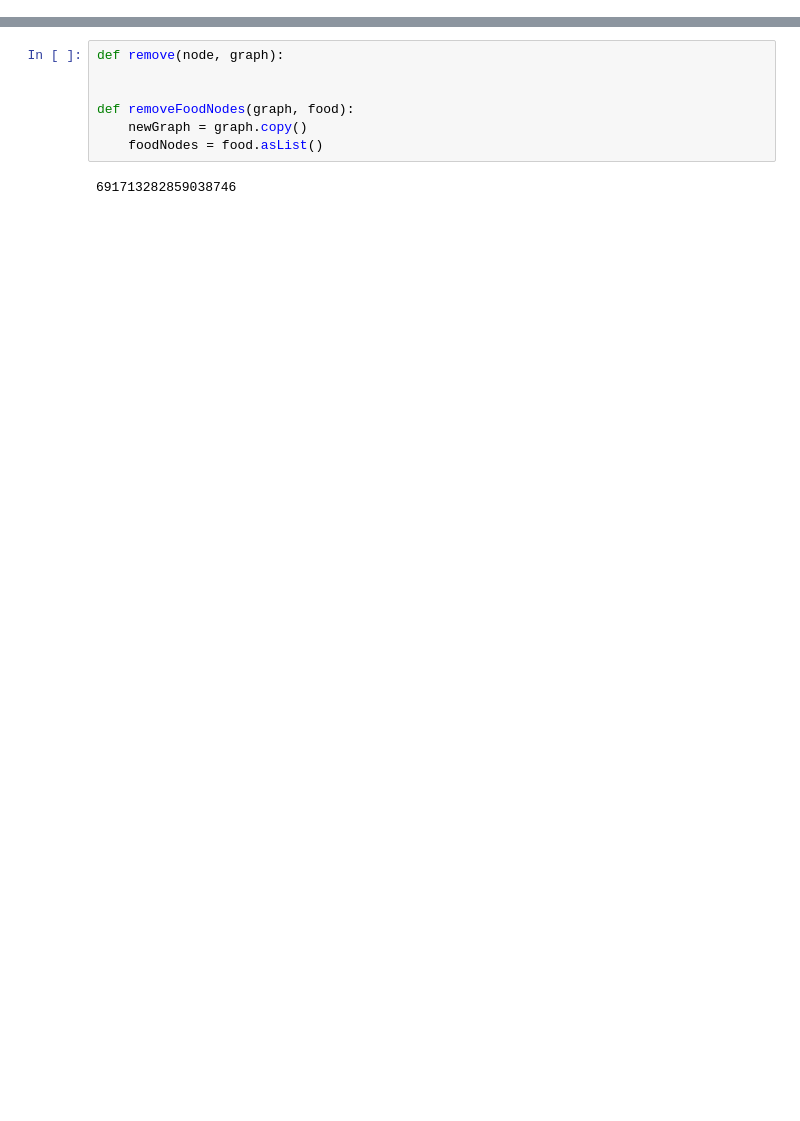
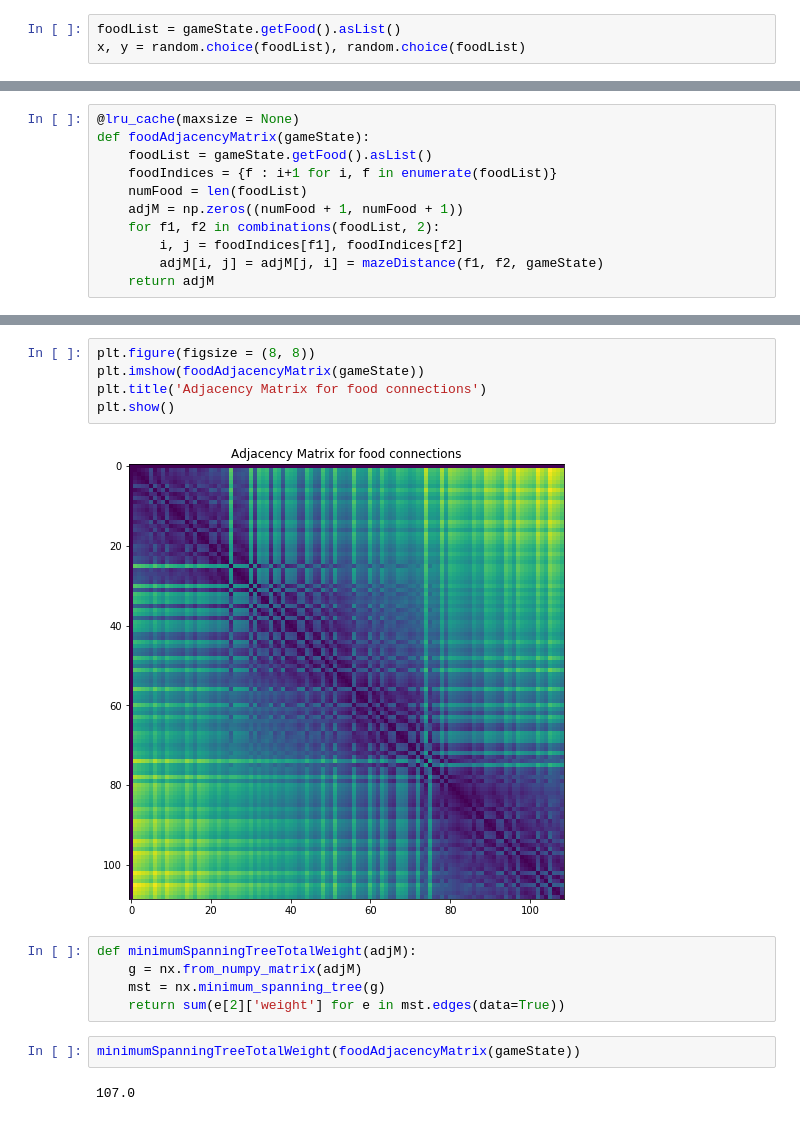
Before and after one commit to DylanCope/CS188-Project-1---Search, a Jupyter notebook: Playground.ipynb, the cells around one changed output, grey strips where cells are left out. Saved outputs shown, nothing was run; the diff lists cells and outputs as text; blank space fills up the shorter version.

```diff
--- a/Playground.ipynb
+++ b/Playground.ipynb
@@ -59,0 +36,3 @@ def graphFromLayout(lay):
+# %%
+foodList = gameState.getFood().asList()
+x, y = random.choice(foodList), random.choice(foodList)
@@ -60,2 +47,13 @@ def graphFromLayout(lay):
+# %%
+@lru_cache(maxsize = None)
+def foodAdjacencyMatrix(gameState):
+    foodList = gameState.getFood().asList()
+    foodIndices = {f : i+1 for i, f in enumerate(foodList)}
+    numFood = len(foodList)
+    adjM = np.zeros((numFood + 1, numFood + 1))
+    for f1, f2 in combinations(foodList, 2):
+        i, j = foodIndices[f1], foodIndices[f2]
+        adjM[i, j] = adjM[j, i] = mazeDistance(f1, f2, gameState)
+    return adjM
 # %%
 %%timeit
@@ -66,9 +64,16 @@ graphFromLayout(lay)
-# %%
-def remove(node, graph):
-
-
-def removeFoodNodes(graph, food):
-    newGraph = graph.copy()
-    foodNodes = food.asList()
-# %% [output]
-691713282859038746
+# %%
+plt.figure(figsize = (8, 8))
+plt.imshow(foodAdjacencyMatrix(gameState))
+plt.title('Adjacency Matrix for food connections')
+plt.show()
+# %% [output]
+[figure, added]
+# %%
+def minimumSpanningTreeTotalWeight(adjM):
+    g = nx.from_numpy_matrix(adjM)
+    mst = nx.minimum_spanning_tree(g)
+    return sum(e[2]['weight'] for e in mst.edges(data=True))
+# %%
+minimumSpanningTreeTotalWeight(foodAdjacencyMatrix(gameState))
+# %% [output]
+107.0
```
Also changed, not shown: parts of 16 cells of this notebook, 4 other files.
